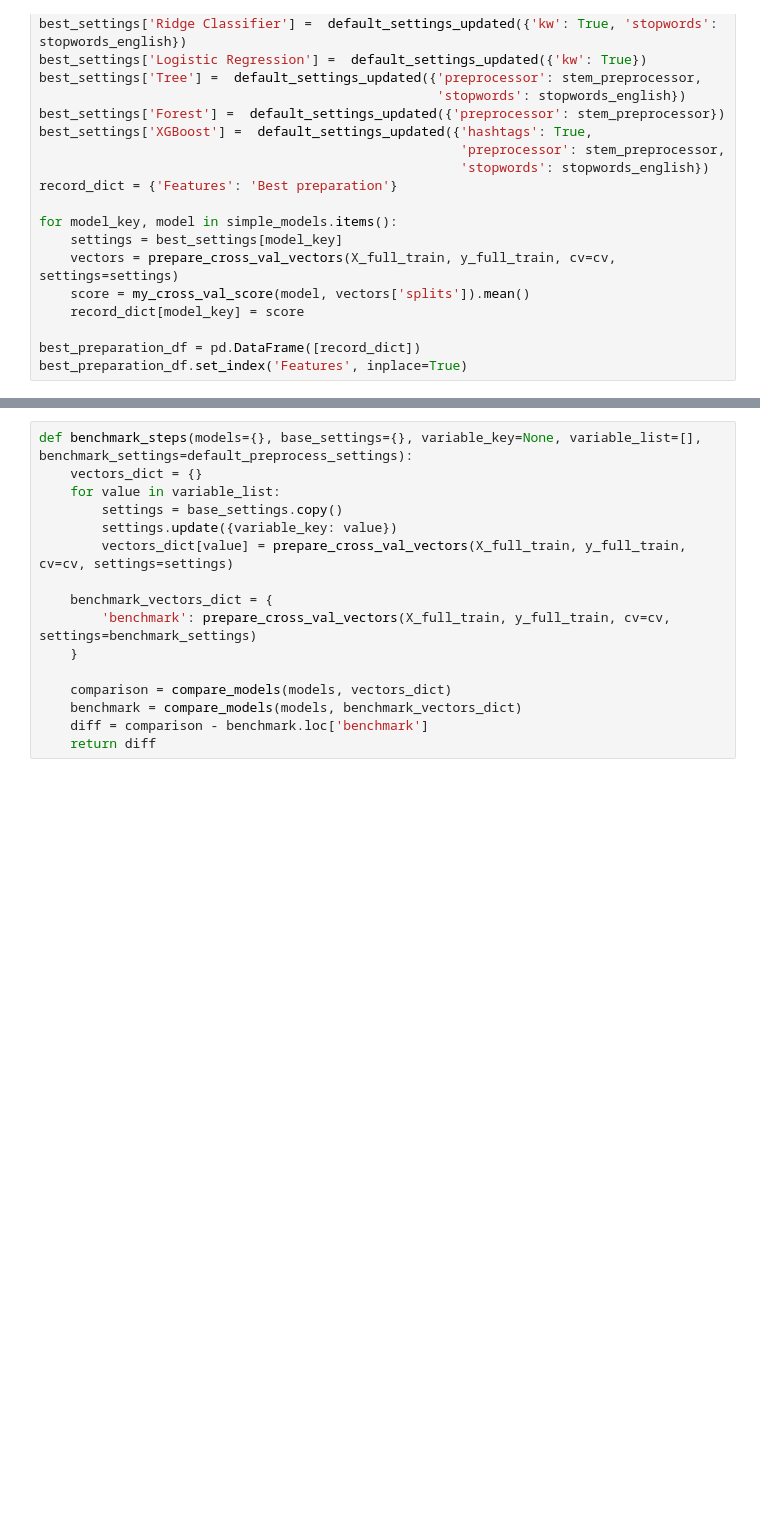
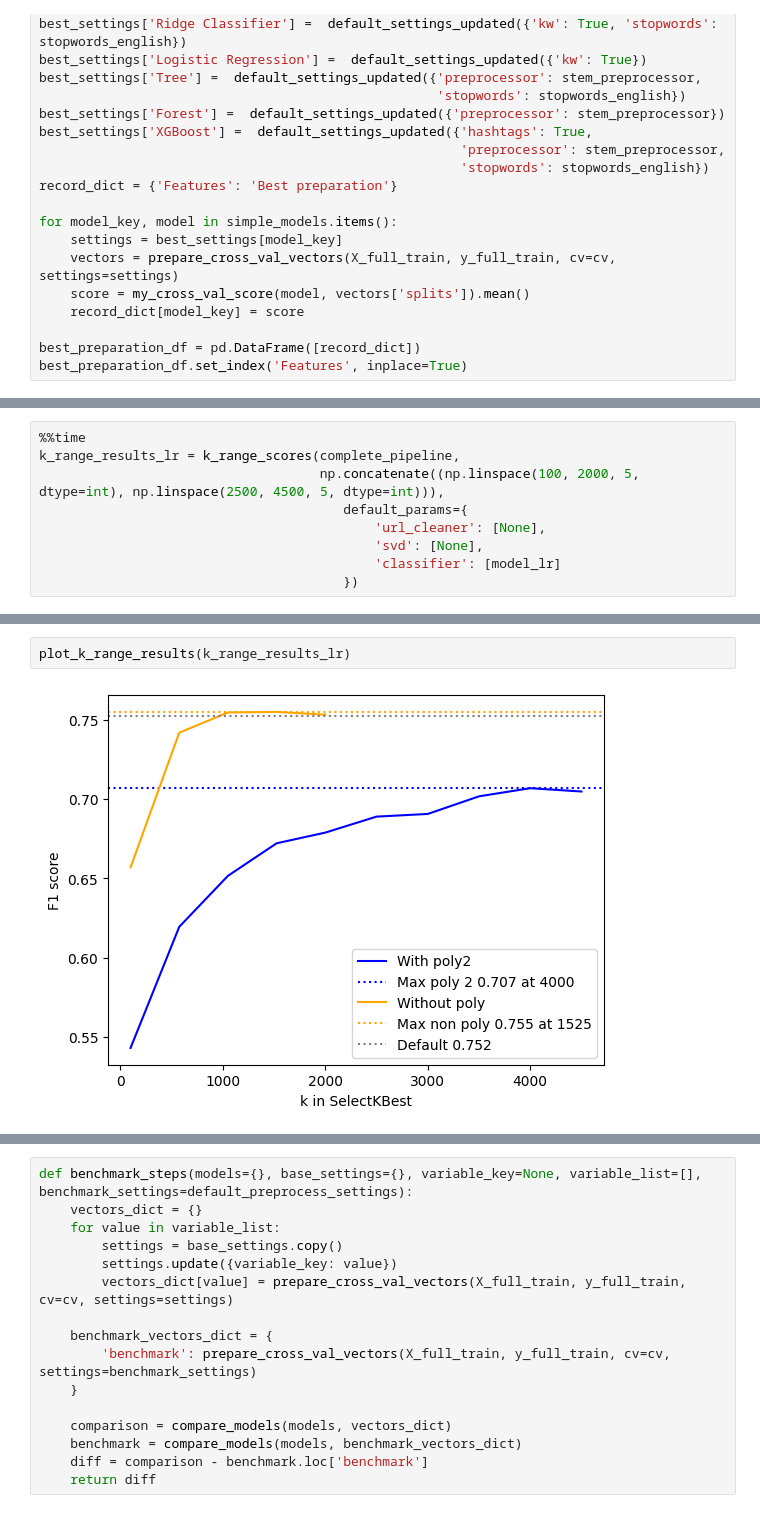
Before and after one commit to illyge/ml-zoomcamp-midterm-project, a Jupyter notebook: twitter_disasters.ipynb, the cells around one changed output, grey strips where cells are left out. Saved outputs shown, nothing was run; the diff lists cells and outputs as text; blank space fills up the shorter version.

```diff
--- a/twitter_disasters.ipynb
+++ b/twitter_disasters.ipynb
@@ -791,0 +1069,9 @@ pd.concat((simple_comparison_df, best_preparation_df))
+# %%
+%%time
+k_range_results_lr = k_range_scores(complete_pipeline,
+                                    np.concatenate((np.linspace(100, 2000, 5, dtype=int), np.linspace(2500, 4500, 5, dtype=int))),
+                                       default_params={
+                                           'url_cleaner': [None],
+                                           'svd': [None],
+                                           'classifier': [model_lr]
+                                       })
@@ -791,0 +1081,4 @@ pd.concat((simple_comparison_df, best_preparation_df))
+# %%
+plot_k_range_results(k_range_results_lr)
+# %% [output]
+[figure, added]
```
Also changed, not shown: parts of 54 cells of this notebook, 1 other file.
